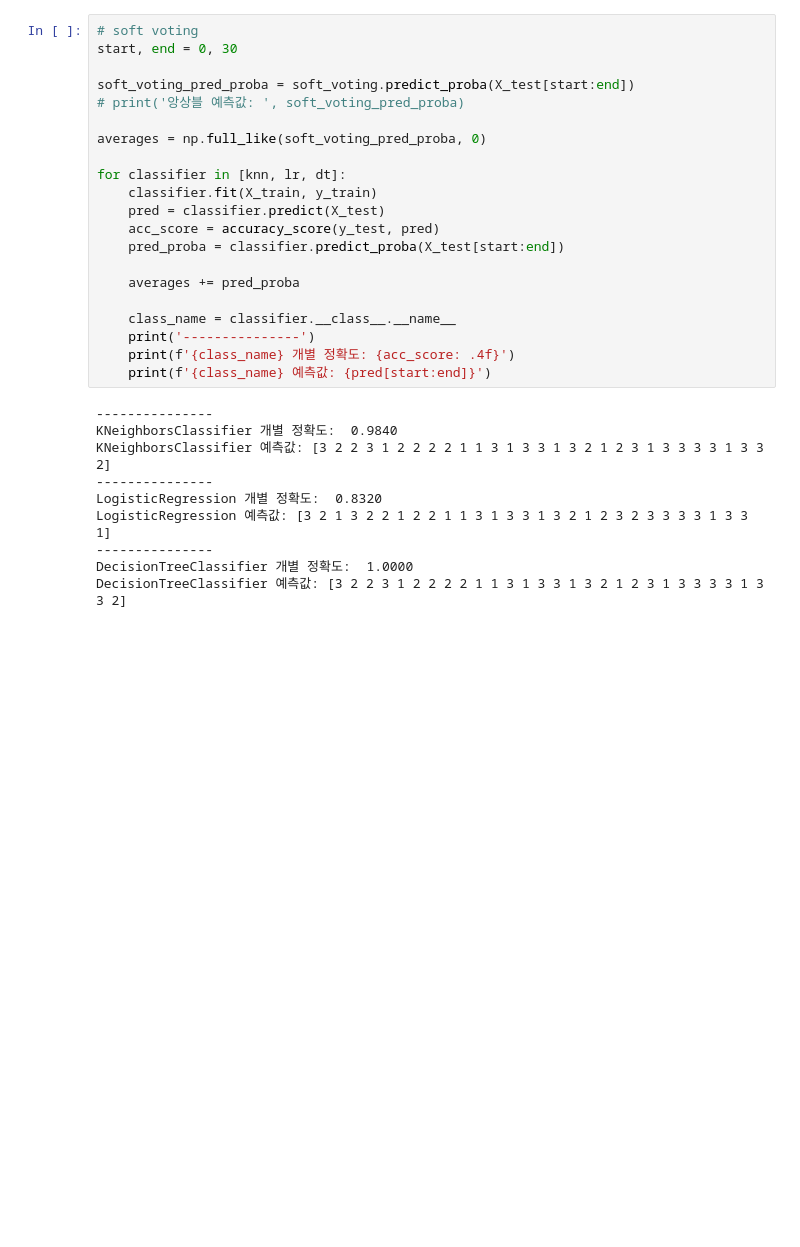
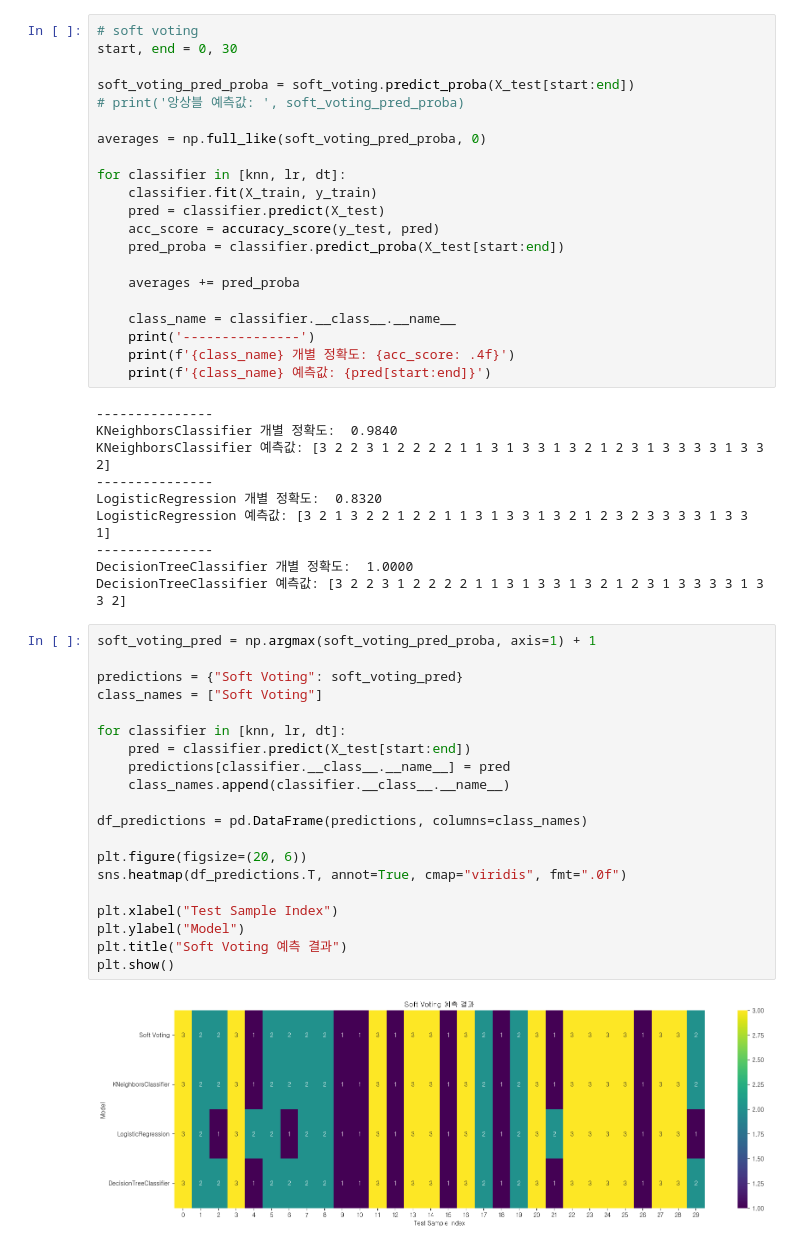
Before and after one commit to encore-SKN11/ML-3Team, a Jupyter notebook: ml_hyg.ipynb, the cells around one changed output. Cells and saved outputs as stored; diff of their text form; blank space fills up the shorter version.

```diff
--- a/ml_hyg.ipynb
+++ b/ml_hyg.ipynb
@@ -475,3 +495,25 @@ LogisticRegression 예측값: [3 2 1 3 2 2 1 2 2 1 1 3 1 3 3 1 3 2 1 2 3 2 3 3 3
 ---------------
 DecisionTreeClassifier 개별 정확도:  1.0000
 DecisionTreeClassifier 예측값: [3 2 2 3 1 2 2 2 2 1 1 3 1 3 3 1 3 2 1 2 3 1 3 3 3 3 1 3 3 2]
+# %%
+soft_voting_pred = np.argmax(soft_voting_pred_proba, axis=1) + 1
+
+predictions = {"Soft Voting": soft_voting_pred}
+class_names = ["Soft Voting"]
+
+for classifier in [knn, lr, dt]:
+    pred = classifier.predict(X_test[start:end])
+    predictions[classifier.__class__.__name__] = pred
+    class_names.append(classifier.__class__.__name__)
+
+df_predictions = pd.DataFrame(predictions, columns=class_names)
+
+plt.figure(figsize=(20, 6))
+sns.heatmap(df_predictions.T, annot=True, cmap="viridis", fmt=".0f")
+
+plt.xlabel("Test Sample Index")
+plt.ylabel("Model")
+plt.title("Soft Voting 예측 결과")
+plt.show()
+# %% [output]
+[figure, added]
```
Also changed, not shown: parts of 3 cells of this notebook.
